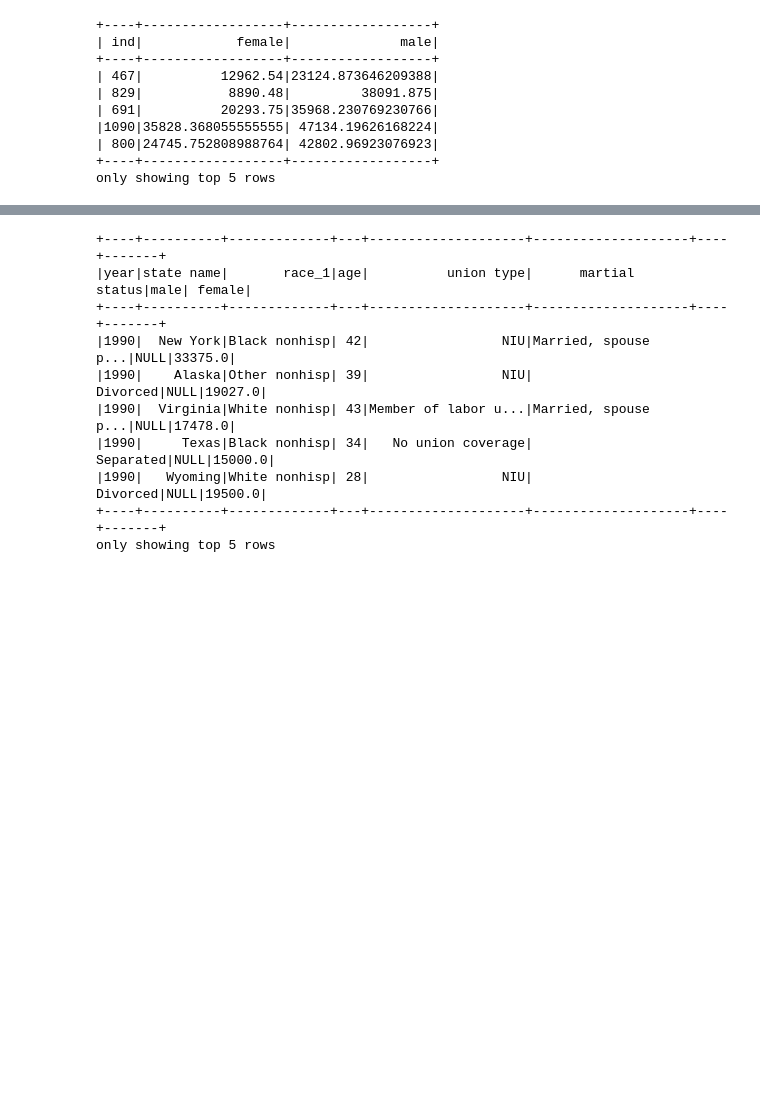
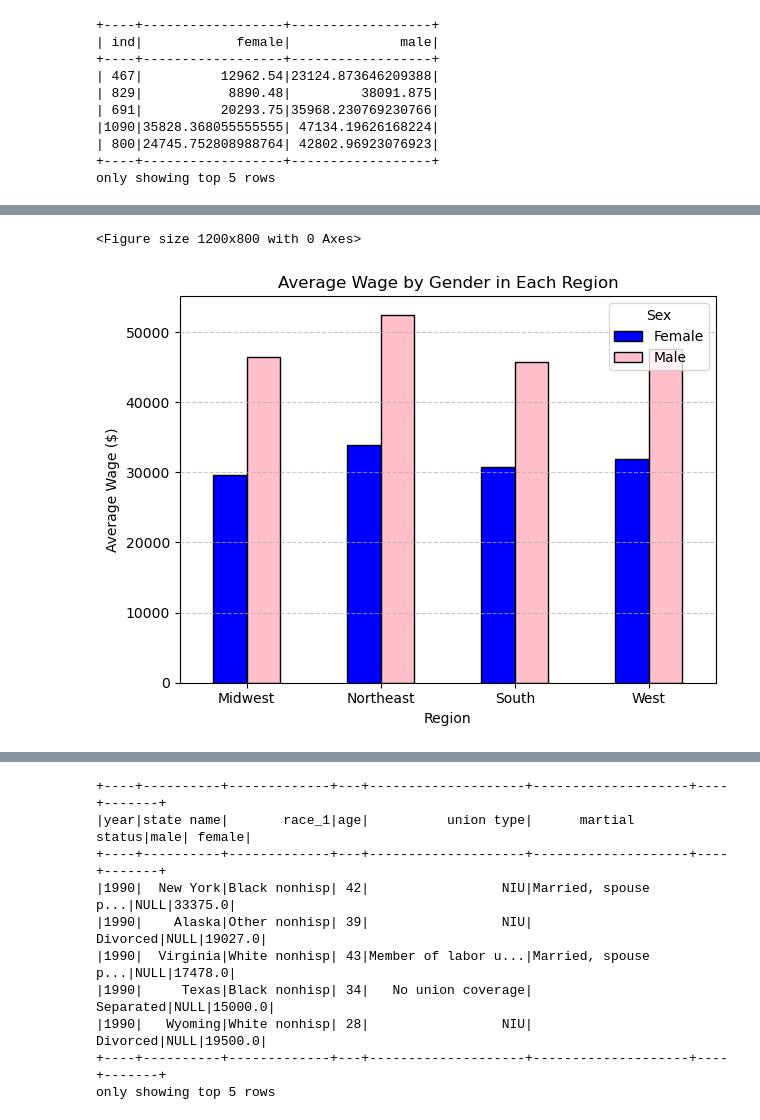
Before and after one commit to JMiceli7/gender-gap-analysis, a Jupyter notebook: gender_gap_analysis.ipynb, the cells around one changed output, grey strips where cells are left out. Drawn from its saved outputs; the diff is of its cells as text; code cells hidden in the pictures; blank space fills up the shorter version.

```diff
--- a/gender_gap_analysis.ipynb
+++ b/gender_gap_analysis.ipynb
@@ -1003,0 +1064,14 @@ only showing top 5 rows
+# %%
+# Rename columns and update DF
+updated_df = updated_df.withColumnRenamed('martial status', 'Marital Status')
+updated_df = updated_df.withColumnRenamed('year', 'Year')
+updated_df = updated_df.withColumnRenamed('state_name', 'State Name')
+updated_df = updated_df.withColumnRenamed('region_1', 'Region')
+updated_df = updated_df.withColumnRenamed('sex_1', 'Sex')
+updated_df = updated_df.withColumnRenamed('race_1', 'Race')
+updated_df = updated_df.withColumnRenamed('occ', 'Occupation Code')
+updated_df = updated_df.withColumnRenamed('incwage', 'Wage')
+updated_df = updated_df.withColumnRenamed('age','Age')
+
+# Show updated DF
+updated_df.show(5, truncate=False)
@@ -1003,0 +1146,27 @@ only showing top 5 rows
+# %%
+# Group data by region and sex and calculate average wage
+avg_wage_by_region = updated_df.groupBy('Region', 'Sex').agg(avg('Wage').alias('Average_Wage'))
+
+# Convert to pandas DF
+avg_wage_by_region_pd = avg_wage_by_region.toPandas().pivot(index='Region', columns='Sex', values='Average_Wage')
+
+# Create plot
+plt.figure(figsize=(12, 8))
+avg_wage_by_region_pd.plot(kind='bar', color=['blue', 'pink'], edgecolor='black')
+
+plt.title('Average Wage by Gender in Each Region')
+plt.xlabel('Region')
+plt.ylabel('Average Wage ($)')
+plt.xticks(rotation=0)
+plt.legend(title='Sex', labels=['Female', 'Male'])
+plt.grid(axis='y', linestyle='--', alpha=0.7)
+
+# Save the plot
+plt.savefig('Project 4 Graphics/Region Wage Comparison.png', dpi=300)
+
+# Show plot
+plt.tight_layout()
+plt.show()
+# %% [output]
+<Figure size 1200x800 with 0 Axes>
+[figure, added]
```
Also changed, not shown: parts of 61 cells of this notebook, 27 other files.
